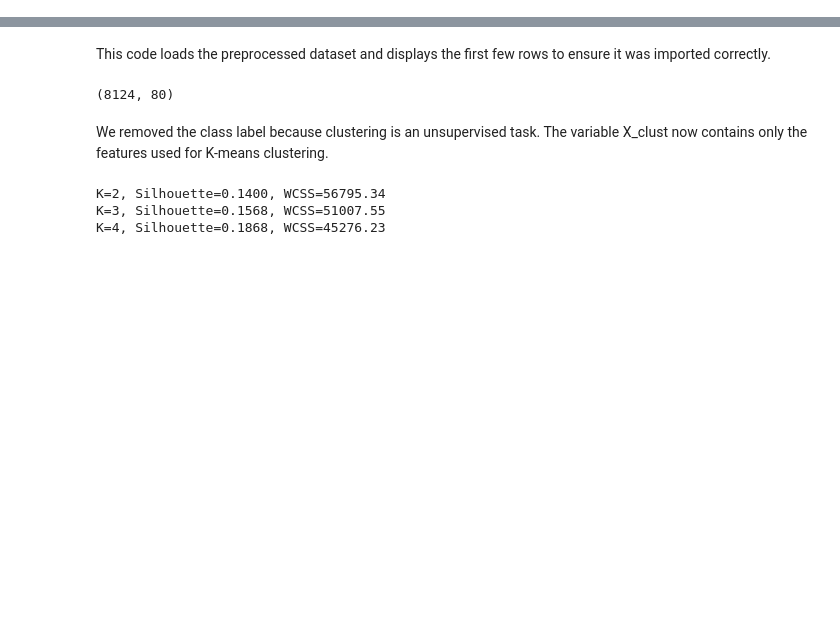
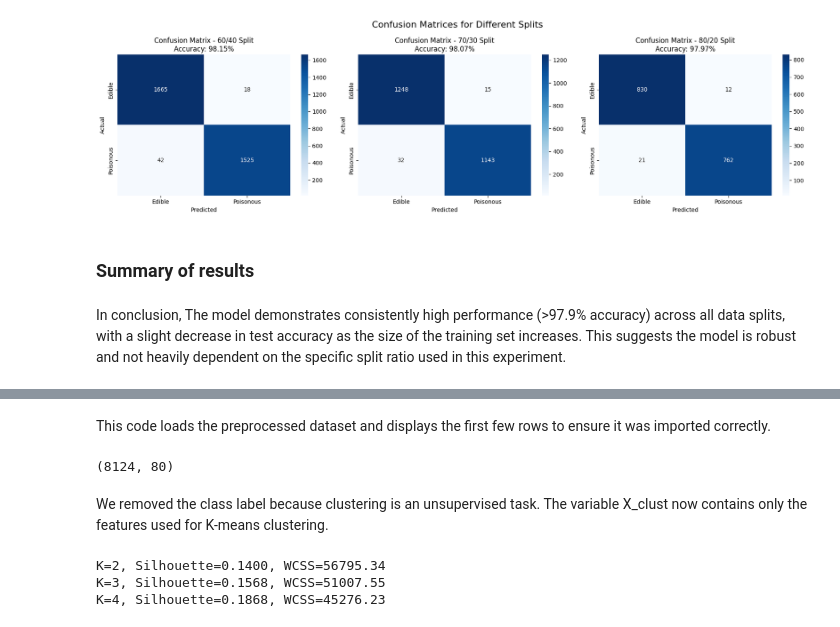
Before and after one commit to HaifaAziz1/IT326-Mushroom-Project, a Jupyter notebook: Phase3.ipynb, the cells around one changed output, grey strips where cells are left out. Cells and saved outputs as stored; diff of their text form; code cells hidden in the pictures; blank space fills up the shorter version.

```diff
--- a/Phase3.ipynb
+++ b/Phase3.ipynb
@@ -2,0 +29,25 @@
+# %%
+# importing libraries
+import pandas as pd
+import numpy as np
+import matplotlib.pyplot as plt
+import seaborn as sns
+from sklearn.model_selection import train_test_split
+from sklearn.tree import DecisionTreeClassifier, plot_tree
+from sklearn.metrics import accuracy_score, confusion_matrix, classification_report
+from sklearn.preprocessing import LabelEncoder
+from sklearn.ensemble import RandomForestClassifier
+from sklearn.preprocessing import OneHotEncoder
+
+# loading data
+url = "https://raw.githubusercontent.com/HaifaAziz1/IT326-Mushroom-Project/refs/heads/main/Dataset/Preprocessed_dataset.csv"
+df = pd.read_csv(url)
+
+# separating target from features
+X = df.drop('class', axis=1)
+y = df['class']
+
+# define different split ratios
+split_ratios = [0.4, 0.3, 0.2]
+split_names = ['60/40', '70/30', '80/20']
+results = []
@@ -2,0 +177,20 @@
+# %%
+fig_cm, axes_cm = plt.subplots(1, 3, figsize=(18, 5))
+fig_cm.suptitle('Confusion Matrices for Different Splits', fontsize=16)
+
+for i, result in enumerate(results):
+    ax = axes_cm[i]
+    sns.heatmap(result['confusion_matrix'], annot=True, fmt='d', cmap='Blues', ax=ax,
+                xticklabels=['Edible', 'Poisonous'], yticklabels=['Edible', 'Poisonous'])
+    ax.set_title(f'Confusion Matrix - {result["split"]} Split\nAccuracy: {result["test_accuracy"]:.2%}')
+    ax.set_xlabel('Predicted')
+    ax.set_ylabel('Actual')
+
+plt.tight_layout()
+plt.show()
+# %% [output]
+[figure, added]
+# %% [markdown]
+### Summary of results
+# %% [markdown]
+In conclusion, The model demonstrates consistently high performance (>97.9% accuracy) across all data splits, with a slight decrease in test accuracy as the size of the training set increases. This suggests the model is robust and not heavily dependent on the specific split ratio used in this experiment.
```
Also changed, not shown: parts of 16 cells of this notebook.
